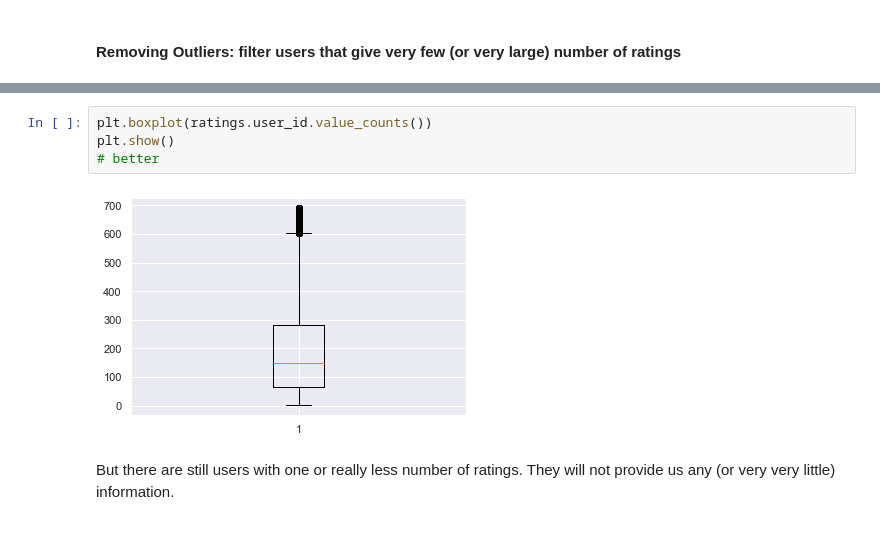
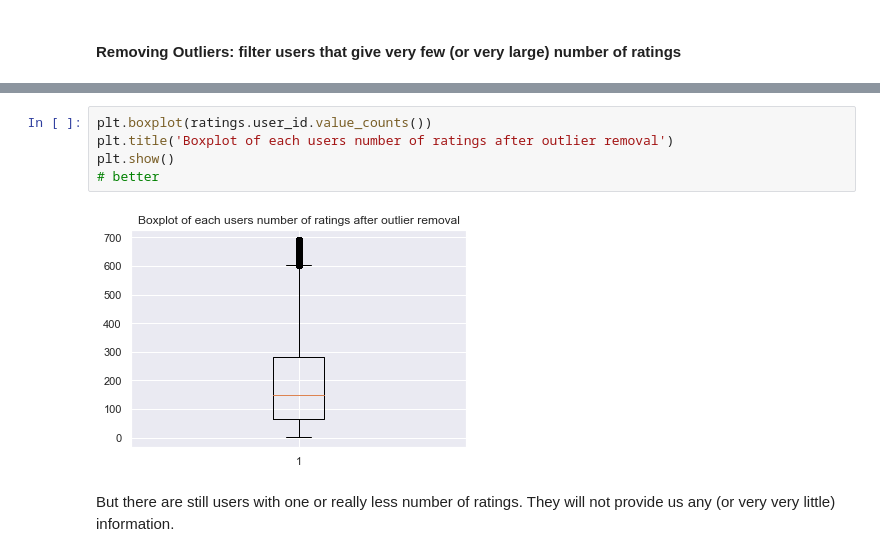
Before and after one commit to rusenbb/Anime_Recommender, a Jupyter notebook: main.ipynb, the cells around one changed output, grey strips where cells are left out. Cells and saved outputs as stored; diff of their text form.

```diff
--- a/main.ipynb
+++ b/main.ipynb
@@ -382,9 +390,10 @@ After outlier removal rated anime num:    14742
 # %%
 plt.boxplot(ratings.user_id.value_counts())
+plt.title('Boxplot of each users number of ratings after outlier removal')
 plt.show()
 # better
 # %% [output]
-[figure, old version]
+[figure, new version]
 # %% [markdown]
 But there are still users with one or really less number of ratings. They will not provide us any (or very very little) information.
 # %% [markdown]
```
Also changed, not shown: parts of 48 cells of this notebook.
